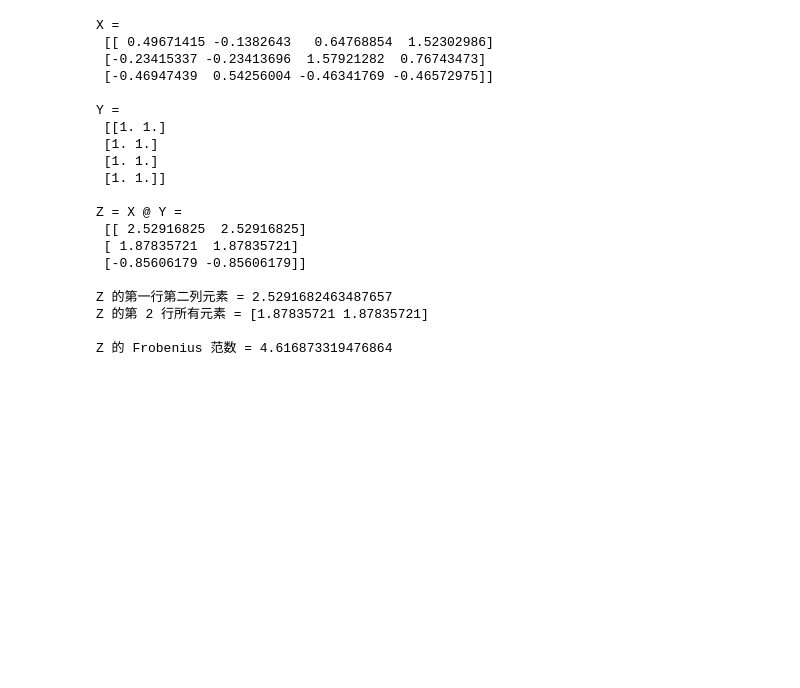
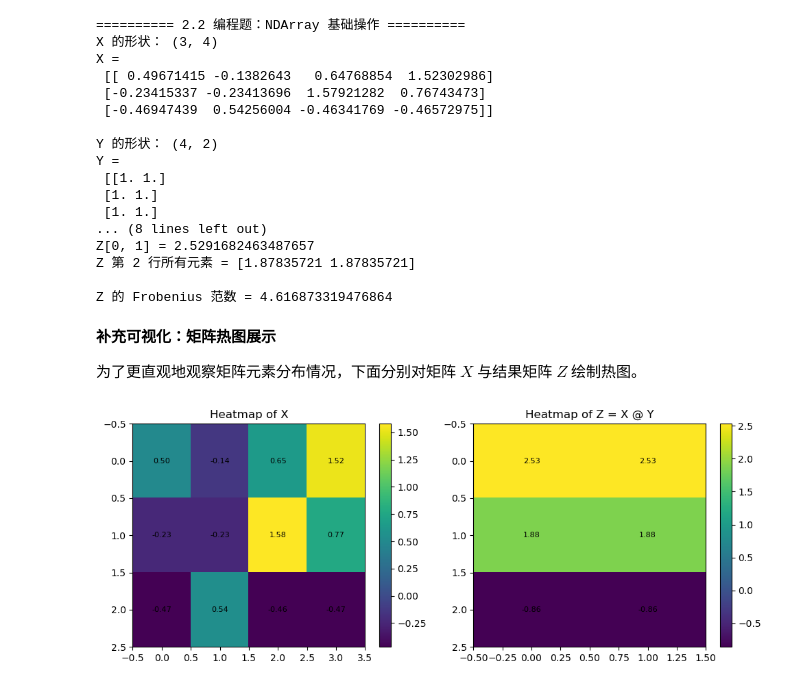
Before and after one commit to sun15565/deep_learning, a Jupyter notebook: HW01-20234080114-刘佳雨.ipynb, the cells around one changed output. Saved outputs shown, nothing was run; the diff lists cells and outputs as text; code cells hidden in the pictures; blank space fills up the shorter version.

```diff
--- a/HW01-20234080114-刘佳雨.ipynb
+++ b/HW01-20234080114-刘佳雨.ipynb
@@ -54,8 +78,18 @@ $$
 $$
 # %%
 import numpy as np
+import numpy as np
+import matplotlib.pyplot as plt
 
 np.random.seed(42)
+
+X = np.random.randn(3, 4)
+Y = np.ones((4, 2))
+Z = X @ Y
+
+np.random.seed(42)
+
+print("========== 2.2 编程题：NDArray 基础操作 ==========")
 
 # 1. 创建随机矩阵 X
 X = np.random.randn(3, 4)
@@ -63,36 +97,65 @@ X = np.random.randn(3, 4)
 # 2. 创建全 1 矩阵 Y
 Y = np.ones((4, 2))
 
-# 3. 计算 Z = X @ Y
+# 3. 矩阵乘法
 Z = X @ Y
 
+print("X 的形状：", X.shape)
+print("X =\n", X)
+print("\nY 的形状：", Y.shape)
+print("Y =\n", Y)
+print("\nZ = X @ Y 的形状：", Z.shape)
+print("Z =\n", Z)
+
 # 4. 输出指定元素
-print("X =\n", X)
-print("\nY =\n", Y)
-print("\nZ = X @ Y =\n", Z)
-print("\nZ 的第一行第二列元素 =", Z[0, 1])
-print("Z 的第 2 行所有元素 =", Z[1, :])
+print("\nZ[0, 1] =", Z[0, 1])
+print("Z 第 2 行所有元素 =", Z[1, :])
 
-# 5. 计算 Z 的 Frobenius 范数
-print("\nZ 的 Frobenius 范数 =", np.linalg.norm(Z))
+# 5. Frobenius 范数
+fro_norm = np.linalg.norm(Z, ord="fro")
+print("\nZ 的 Frobenius 范数 =", fro_norm)
 # %% [output]
+========== 2.2 编程题：NDArray 基础操作 ==========
+X 的形状： (3, 4)
 X =
  [[ 0.49671415 -0.1382643   0.64768854  1.52302986]
  [-0.23415337 -0.23413696  1.57921282  0.76743473]
  [-0.46947439  0.54256004 -0.46341769 -0.46572975]]
 
+Y 的形状： (4, 2)
 Y =
  [[1. 1.]
  [1. 1.]
  [1. 1.]
- [1. 1.]]
-
-Z = X @ Y =
- [[ 2.52916825  2.52916825]
- [ 1.87835721  1.87835721]
- [-0.85606179 -0.85606179]]
-
-Z 的第一行第二列元素 = 2.5291682463487657
-Z 的第 2 行所有元素 = [1.87835721 1.87835721]
+... (8 lines left out)
+Z[0, 1] = 2.5291682463487657
+Z 第 2 行所有元素 = [1.87835721 1.87835721]
 
 Z 的 Frobenius 范数 = 4.616873319476864
+# %% [markdown]
+**补充可视化：矩阵热图展示**
+
+为了更直观地观察矩阵元素分布情况，下面分别对矩阵 $X$ 与结果矩阵 $Z$ 绘制热图。
+# %%
+fig = plt.figure(figsize=(10, 4))
+
+plt.subplot(1, 2, 1)
+plt.imshow(X, aspect="auto")
+plt.title("Heatmap of X")
+plt.colorbar()
+for i in range(X.shape[0]):
+    for j in range(X.shape[1]):
+        plt.text(j, i, f"{X[i, j]:.2f}", ha="center", va="center", fontsize=8)
+
+plt.subplot(1, 2, 2)
+plt.imshow(Z, aspect="auto")
+plt.title("Heatmap of Z = X @ Y")
+plt.colorbar()
+for i in range(Z.shape[0]):
+    for j in range(Z.shape[1]):
+        plt.text(j, i, f"{Z[i, j]:.2f}", ha="center", va="center", fontsize=8)
+
+plt.tight_layout()
+plt.show()
+# %% [output]
+[figure, added]
```
Also changed, not shown: parts of 23 cells of this notebook.
